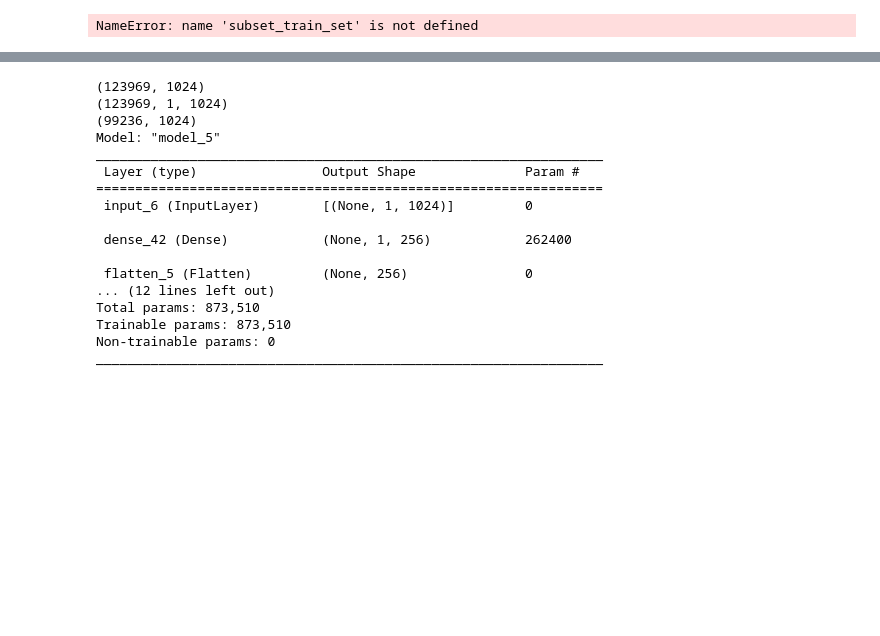
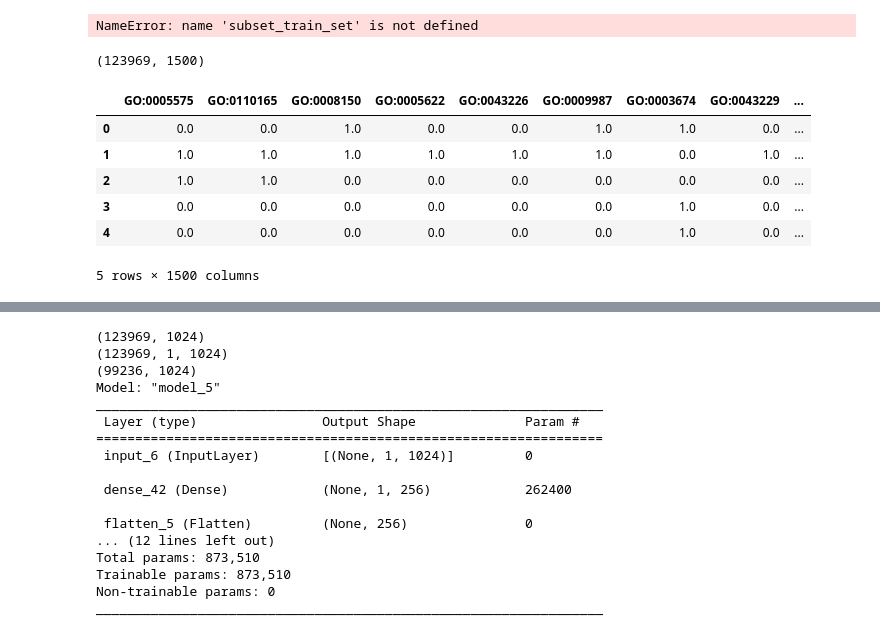
Before and after one commit to marcouderzo/BioData-PdxK-ThiD-FamilyModel, a Jupyter notebook: biodata_pfp.ipynb, the cells around one changed output, grey strips where cells are left out. Saved outputs shown, nothing was run; the diff lists cells and outputs as text; code cells hidden in the pictures; blank space fills up the shorter version.

```diff
--- a/biodata_pfp.ipynb
+++ b/biodata_pfp.ipynb
@@ -209 +220,38 @@ y_cc = np.array(y_cc)
 #df = pd.DataFrame({'y_mf':y_mf, 'y_bp':y_bp, 'y_cc':y_cc})
+# %%
+
+
+# Create an empty dataframe of required size for storing the labels,
+# i.e, train_size x num_of_labels (142246 x 1500)
+train_size = np.array(protein_ids).shape[0] # len(X)
+train_labels = np.zeros((train_size ,num_of_labels))
+
+# Convert from numpy to pandas series for better handling
+series_train_protein_ids = pd.Series(protein_ids)
+
+# Loop through each label
+for i in range(num_of_labels):
+    # For each label, fetch the corresponding train_terms data
+    n_train_terms = train_set_updated[train_set_updated['GO_term'] ==  labels[i]]
+
+    # Fetch all the unique EntryId aka proteins related to the current label(GO term ID)
+    label_related_proteins = n_train_terms['Protein_ID'].unique()
+
+    # In the series_train_protein_ids pandas series, if a protein is related
+    # to the current label, then mark it as 1, else 0.
+    # Replace the ith column of train_Y with with that pandas series.
+    train_labels[:,i] =  series_train_protein_ids.isin(label_related_proteins).astype(float)
+
+
+# Convert train_Y numpy into pandas dataframe
+labels_df = pd.DataFrame(data = train_labels, columns = labels)
+print(labels_df.shape)
+# %% [output]
+(123969, 1500)
+|  | GO:0005575 | GO:0110165 | GO:0008150 | GO:0005622 | GO:0043226 | GO:0009987 | GO:0003674 | GO:0043229 | ... |
+| 0 | 0.0 | 0.0 | 1.0 | 0.0 | 0.0 | 1.0 | 1.0 | 0.0 | ... |
+| 1 | 1.0 | 1.0 | 1.0 | 1.0 | 1.0 | 1.0 | 0.0 | 1.0 | ... |
+| 2 | 1.0 | 1.0 | 0.0 | 0.0 | 0.0 | 0.0 | 0.0 | 0.0 | ... |
+| 3 | 0.0 | 0.0 | 0.0 | 0.0 | 0.0 | 0.0 | 1.0 | 0.0 | ... |
+| 4 | 0.0 | 0.0 | 0.0 | 0.0 | 0.0 | 0.0 | 1.0 | 0.0 | ... |
+5 rows × 1500 columns
```
Also changed, not shown: parts of 16 cells of this notebook.
